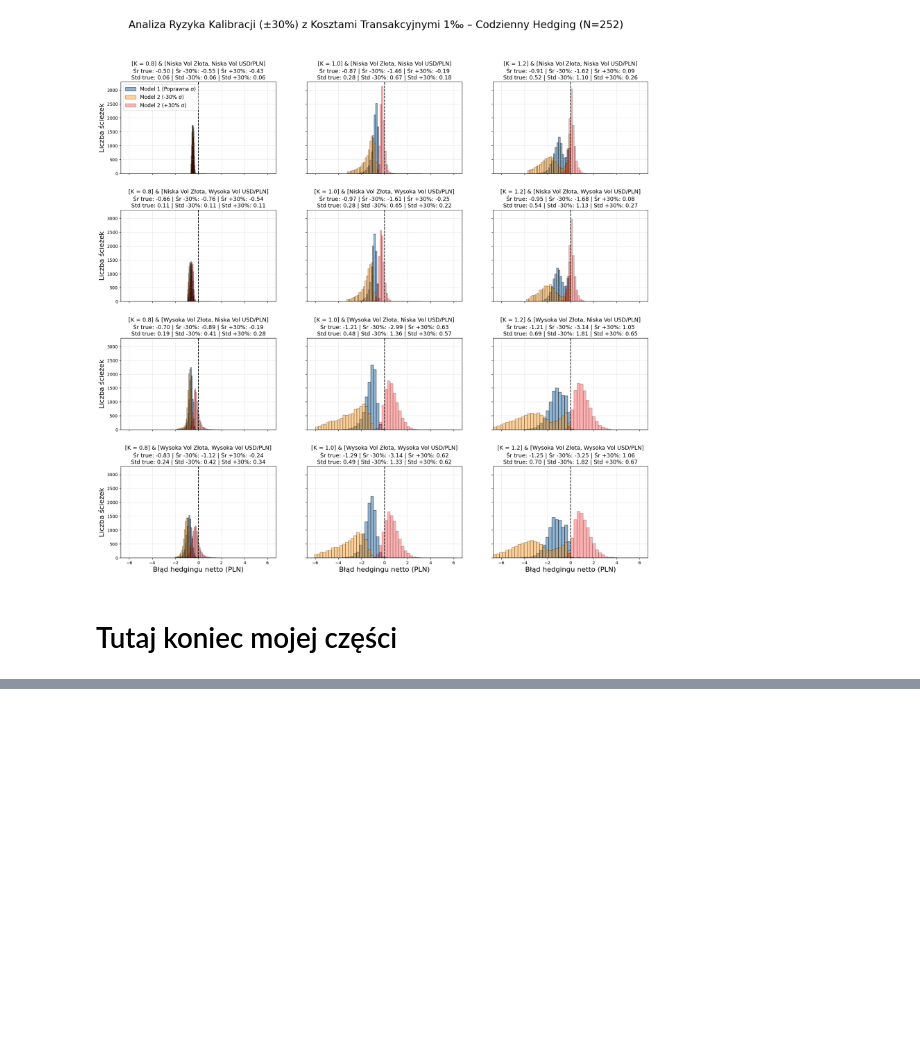
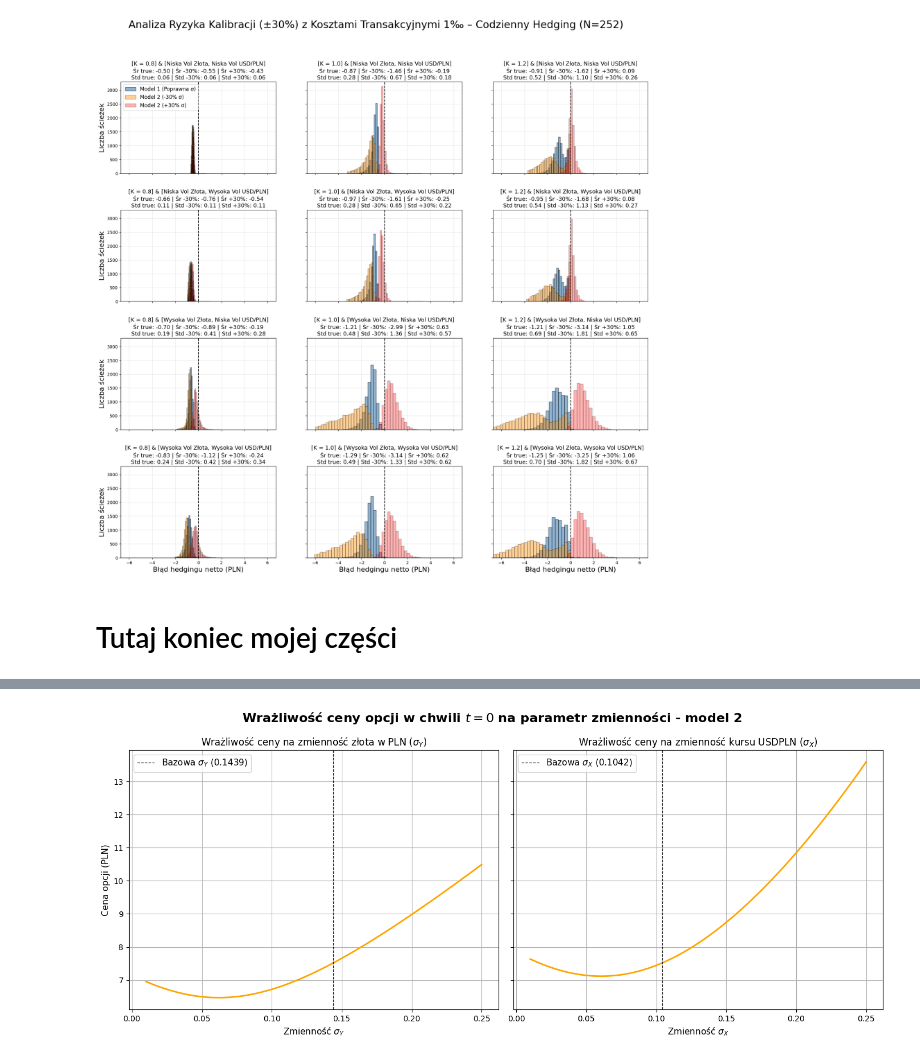
Before and after one commit to jakubzuk/financial-engineering-quanto-project, a Jupyter notebook: prezentacja.ipynb, the cells around one changed output, grey strips where cells are left out. Saved outputs shown, nothing was run; the diff lists cells and outputs as text; code cells hidden in the pictures; blank space fills up the shorter version.

```diff
--- a/prezentacja.ipynb
+++ b/prezentacja.ipynb
@@ -1634,0 +1782,41 @@ plt.show()
+# %%
+sigma_values2 = np.linspace(0.01, 0.25, 100)
+
+prices_sigma_Y = [] # zmieniamy sigma_Y, a sigma_X jest stałe
+prices_sigma_X_2 = [] # zmieniamy sigma_X, a sigma_Y jest stałe
+
+for sigma in sigma_values2:
+    p_y = price2(K, r_PLN, r_USD, sigma, sigma_X, rho_XY)
+    prices_sigma_Y.append(p_y)
+
+    p_x = price2(K, r_PLN, r_USD, sigma_Y, sigma, rho_XY)
+    prices_sigma_X_2.append(p_x)
+
+fig, (ax1, ax2) = plt.subplots(1, 2, figsize=(14, 6), sharey=True)
+
+# wykres - wrażliwość na sigma_Y
+ax1.plot(sigma_values, prices_sigma_Y, color='orange', linewidth=2)
+ax1.axvline(x=sigma_Y, color='black', linestyle='--', alpha=0.8, linewidth=0.9,
+            label=f'Bazowa $\\sigma_Y$ ({sigma_Y:.4f})')
+ax1.set_title('Wrażliwość ceny na zmienność złota w PLN ($\\sigma_Y$)', fontsize=12)
+ax1.set_xlabel('Zmienność $\\sigma_Y$', fontsize=11)
+ax1.set_ylabel('Cena opcji (PLN)', fontsize=11)
+ax1.grid(True)
+ax1.legend(loc='upper left', fontsize=11)
+
+# wykres - wrażliwość na sigma_X
+ax2.plot(sigma_values, prices_sigma_X_2, color='orange', linewidth=2)
+ax2.axvline(x=sigma_X, color='black', linestyle='--', alpha=0.8, linewidth=0.9,
+            label=f'Bazowa $\\sigma_X$ ({sigma_X:.4f})')
+ax2.set_title('Wrażliwość ceny na zmienność kursu USDPLN ($\\sigma_X$)', fontsize=12)
+ax2.set_xlabel('Zmienność $\\sigma_X$', fontsize=11)
+ax2.grid(True)
+ax2.legend(loc='upper left', fontsize=11)
+
+plt.suptitle('Wrażliwość ceny opcji w chwili $t=0$ na parametr zmienności - model 2',
+             fontsize=16, fontweight='bold')
+plt.tight_layout()
+#plt.savefig('plots/wrazliwosc_sigma_model2.png')
+plt.show()
+# %% [output]
+[figure, added]
```
Also changed, not shown: parts of 15 cells of this notebook.
